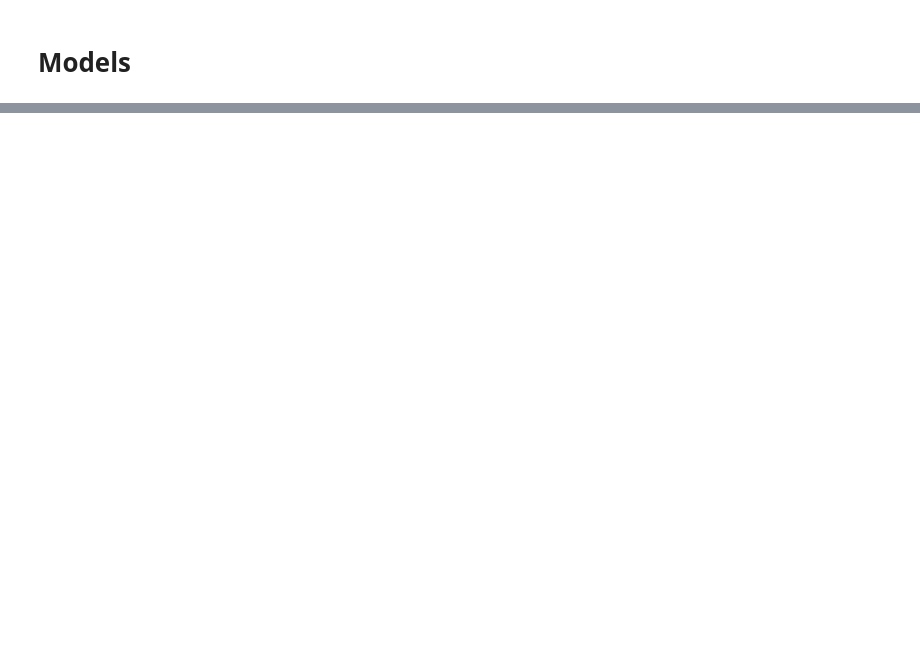
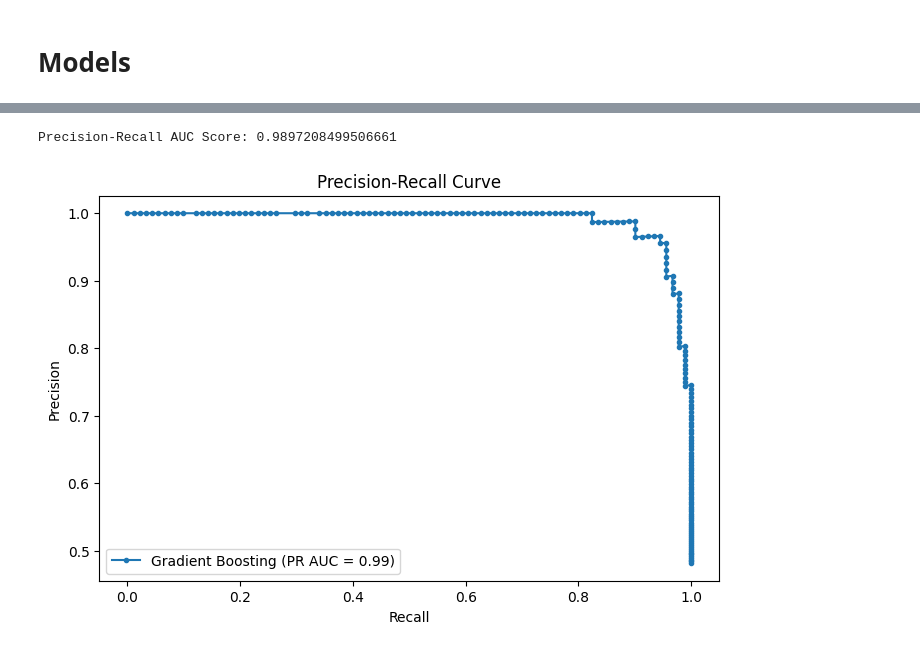
Before and after one commit to Charlenelzq/INF2008_Project, a Jupyter notebook: Gradientboosting.ipynb, the cells around one changed output, grey strips where cells are left out. Drawn from its saved outputs; the diff is of its cells as text; code cells hidden in the pictures; blank space fills up the shorter version.

```diff
--- a/Gradientboosting.ipynb
+++ b/Gradientboosting.ipynb
@@ -561,5 +560,0 @@ X_train, X_test, y_train, y_test = train_test_split(X, y, test_size=0.2, random_
-# %%
-X_train = X_train.values
-X_test = X_test.values
-y_train = y_train.values
-y_test = y_test.values
@@ -588,18 +560,0 @@ Classifiers:  GradientBoostingClassifier Has a training score of 94.0 % accuracy
-# %%
-# Use GridSearchCV to find the best parameters.
-from sklearn.model_selection import GridSearchCV
-
-# Define the hyperparameters to tune
-gb_params = {
-    'n_estimators': [50, 100, 200],
-    'learning_rate': [0.01, 0.1, 0.2],
-    'max_depth': [3, 4, 5],
-    'subsample': [0.7, 0.8, 0.9]
-}
-
-# Perform Grid Search with cross-validation
-grid_gb = GridSearchCV(GradientBoostingClassifier(), gb_params)
-grid_gb.fit(X_train, y_train)
-
-# Get the best estimator
-gb_clf = grid_gb.best_estimator_
@@ -782,0 +656,25 @@ weighted avg       0.92      0.92      0.92       189
+# %%
+# Model Evaluation (Updated)
+# Make Predictions
+from sklearn.metrics import auc, precision_recall_curve
+
+y_pred_proba = final_gb_model.predict_proba(X_test)[:, 1]  # Get probability scores
+
+# Compute Precision-Recall Curve
+precision, recall, thresholds = precision_recall_curve(y_test, y_pred_proba)
+
+# Compute Precision-Recall AUC
+pr_auc = auc(recall, precision)
+print("\nPrecision-Recall AUC Score:", pr_auc)
+
+# Plot Precision-Recall Curve
+plt.figure(figsize=(8, 5))
+plt.plot(recall, precision, marker='.', label="Gradient Boosting (PR AUC = {:.2f})".format(pr_auc))
+plt.xlabel("Recall")
+plt.ylabel("Precision")
+plt.title("Precision-Recall Curve")
+plt.legend()
+plt.show()
+# %% [output]
+Precision-Recall AUC Score: 0.9897208499506661
+[figure, added]
```
Also changed, not shown: parts of 21 cells of this notebook, 1 other file.
